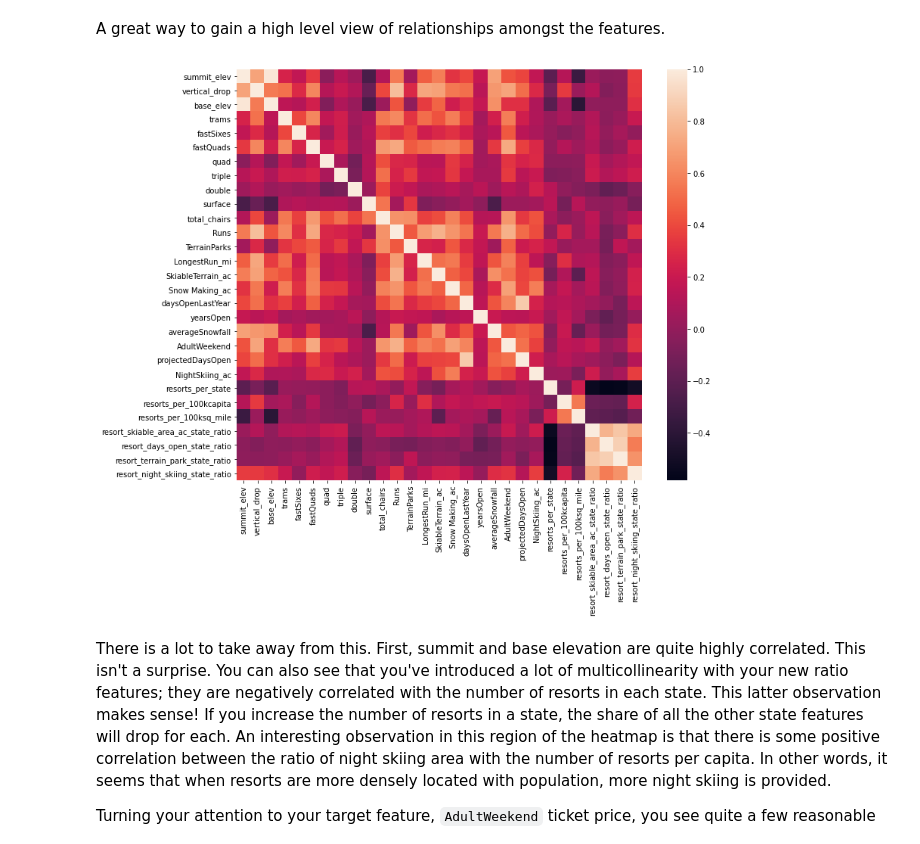
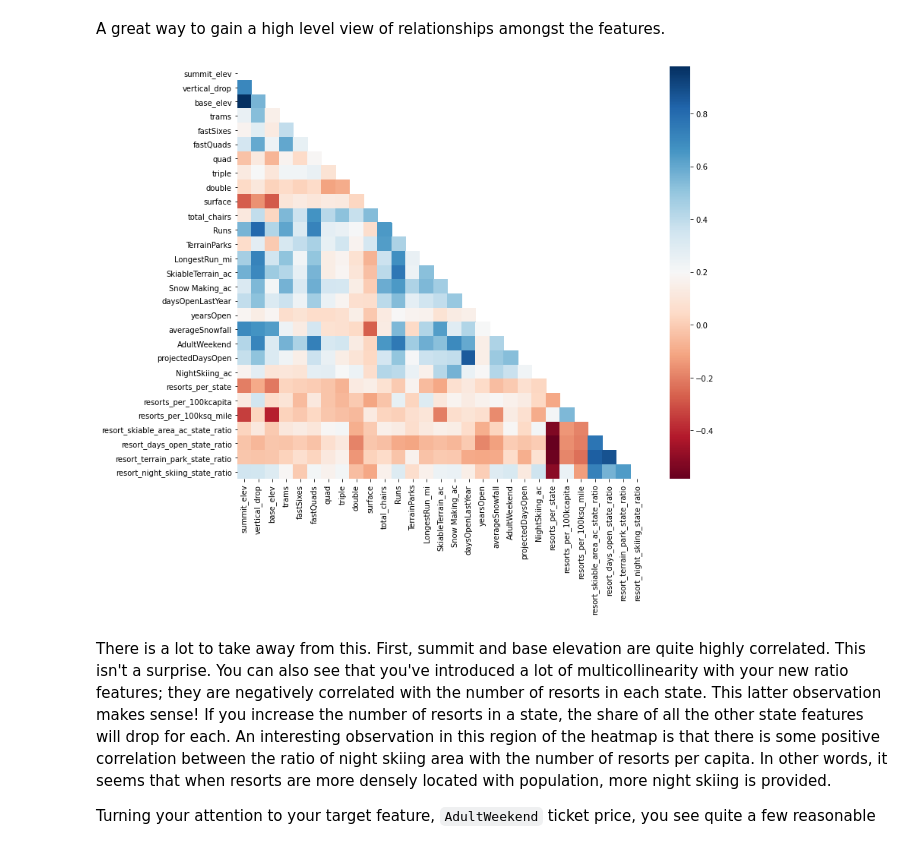
Before and after one commit to BradDoty/DataScienceGuidedCapstone, a Jupyter notebook: Notebooks/03_exploratory_data_analysis.ipynb, the cells around one changed output. Saved outputs shown, nothing was run; the diff lists cells and outputs as text; code cells hidden in the pictures.

```diff
--- a/Notebooks/03_exploratory_data_analysis.ipynb
+++ b/Notebooks/03_exploratory_data_analysis.ipynb
@@ -931,11 +931,12 @@ A great way to gain a high level view of relationships amongst the features.
 # %%
 #Code task 12#
 #Show a seaborn heatmap of correlations in ski_data
 #Hint: call pandas' `corr()` method on `ski_data` and pass that into `sns.heatmap`
 plt.subplots(figsize=(12,10))
-sns.heatmap(ski_data.corr());
+mask = np.triu(np.ones_like(ski_data.corr()))
+sns.heatmap(ski_data.corr(), mask=mask, cmap='RdBu');
 # %% [output]
-[figure, old version]
+[figure, new version]
 # %% [markdown]
 There is a lot to take away from this. First, summit and base elevation are quite highly correlated. This isn't a surprise. You can also see that you've introduced a lot of multicollinearity with your new ratio features; they are negatively correlated with the number of resorts in each state. This latter observation makes sense! If you increase the number of resorts in a state, the share of all the other state features will drop for each. An interesting observation in this region of the heatmap is that there is some positive correlation between the ratio of night skiing area with the number of resorts per capita. In other words, it seems that when resorts are more densely located with population, more night skiing is provided.
 
```
Also changed, not shown: parts of 4 cells of this notebook, 3 other files.
